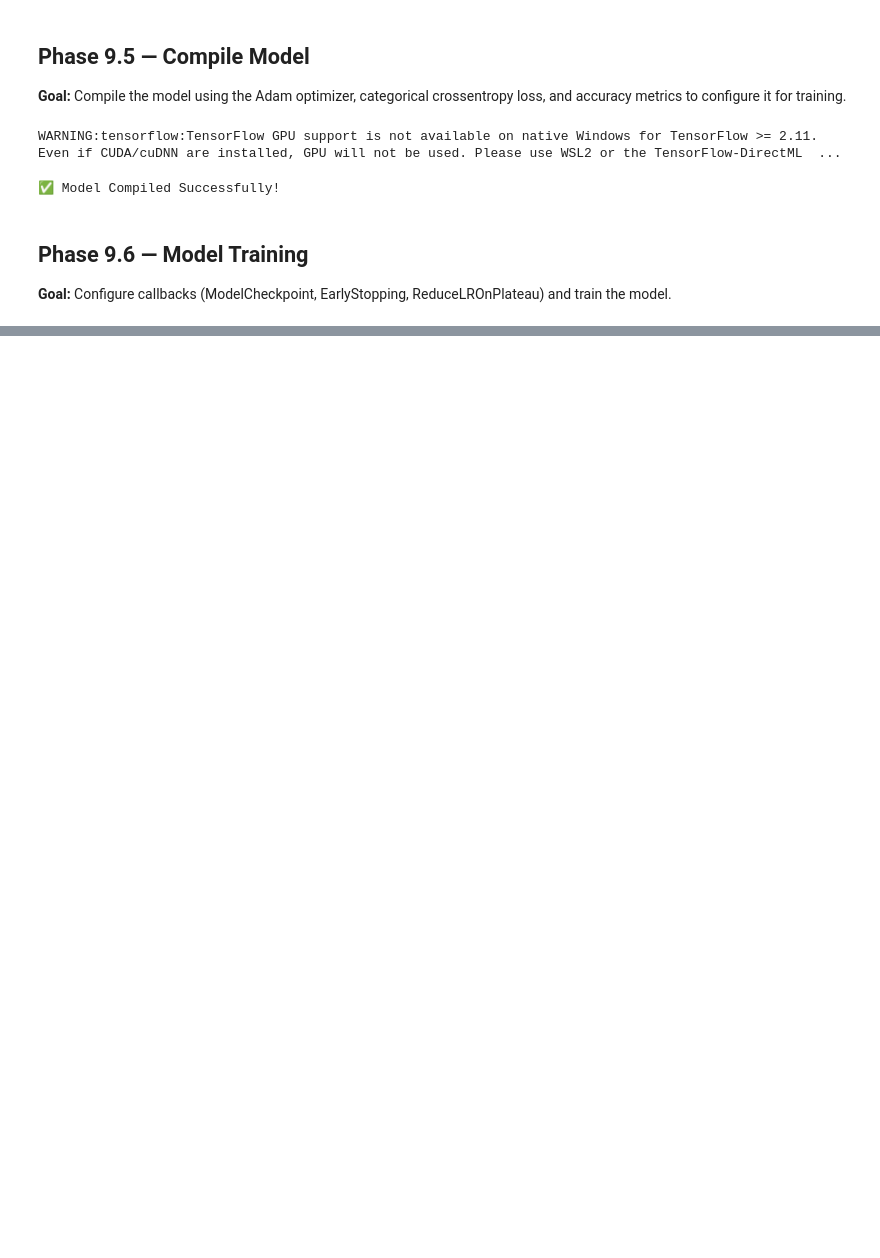
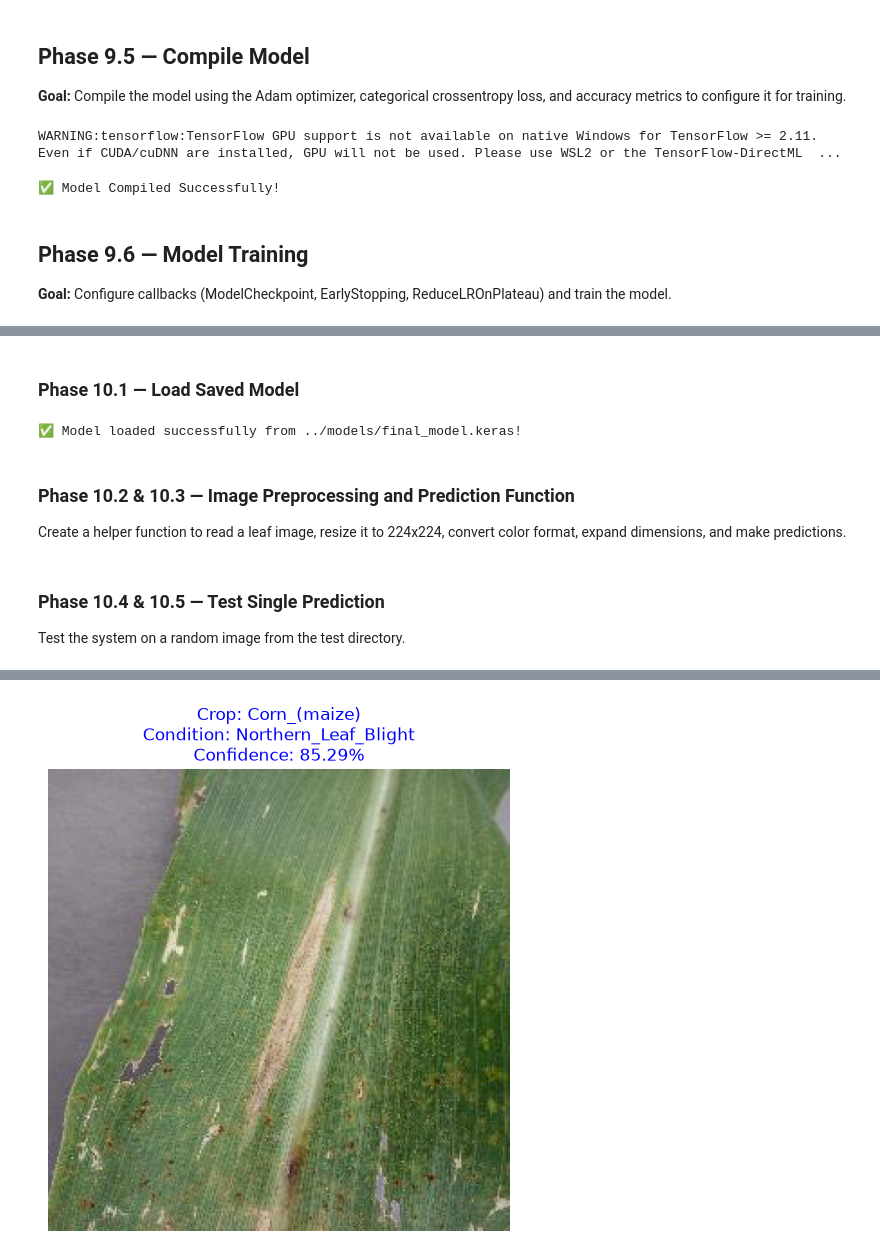
Before and after one commit to sanjeewa618/AI-Powered-Multi-Crop-Disease-Detection-Platform-for-Smart-Agriculture, a Jupyter notebook: ai/notebooks/08_train_mobilenetv2.ipynb, the cells around one changed output, grey strips where cells are left out. Drawn from its saved outputs; the diff is of its cells as text; code cells hidden in the pictures; blank space fills up the shorter version.

Commit message:
feat: implement MobileNetV2 transfer learning model and training evaluation results

```diff
--- a/ai/notebooks/08_train_mobilenetv2.ipynb
+++ b/ai/notebooks/08_train_mobilenetv2.ipynb
@@ -114,10 +162,10 @@ print("✅ Ready for Phase 9.2 — Build Data Pipeline")
 # %% [markdown]
 ## Phase 9.2 — Build Data Pipeline
 # %%
-# Cell 10 - Cache Dataset
-train_dataset = train_dataset.cache()
-validation_dataset = validation_dataset.cache()
-test_dataset = test_dataset.cache()
+# Cell 10 - Cache Dataset (Disabled training cache to prevent RAM crash)
+# train_dataset = train_dataset.cache()
+# validation_dataset = validation_dataset.cache()
+# test_dataset = test_dataset.cache()
 
-print("Caching enabled on datasets")
+print("Caching disabled on datasets to save RAM")
 # %% [output]
@@ -196,6 +241,9 @@ Model: "mobilenetv2_1.00_224"
 # %%
 # Cell 17 - Build classification head on top of base model
 model = models.Sequential([
+    # Rescale inputs from [0, 255] to [-1, 1] for MobileNetV2
+    layers.Rescaling(1./127.5, offset=-1.0),
+
     # Pretrained MobileNetV2
     base_model,
 
@@ -312,0 +447,15 @@ Error:
+# %% [markdown]
+### Phase 10.1 — Load Saved Model
+# %%
+# Cell 31 - Load the permanent model
+from tensorflow.keras.models import load_model
+
+model_path = "../models/final_model.keras"
+loaded_model = load_model(model_path)
+print(f"✅ Model loaded successfully from {model_path}!")
+# %% [output]
+✅ Model loaded successfully from ../models/final_model.keras!
+# %% [markdown]
+### Phase 10.2 & 10.3 — Image Preprocessing and Prediction Function
+
+Create a helper function to read a leaf image, resize it to 224x224, convert color format, expand dimensions, and make predictions.
@@ -312,0 +504,22 @@ Error:
+# %% [markdown]
+### Phase 10.4 & 10.5 — Test Single Prediction
+
+Test the system on a random image from the test directory.
+# %%
+# Cell 33 - Test Prediction on a random image from Test Directory
+import glob
+import random
+
+# Get list of all images in test set
+test_images = glob.glob("../dataset/test/**/*.jpg", recursive=True) + glob.glob("../dataset/test/**/*.png", recursive=True)
+
+if len(test_images) > 0:
+    # Select a random test image
+    random_image_path = random.choice(test_images)
+    print(f"Selected test image: {random_image_path}")
+
+    # Run prediction
+    predict_leaf_disease(random_image_path, loaded_model, class_names)
+else:
+    print("⚠ No test images found in '../dataset/test/' directory to run prediction testing.")
+# %% [output]
@@ -312,0 +528 @@ Error:
+[figure, added]
```
Also changed, not shown: parts of 23 cells of this notebook, 6 other files.
